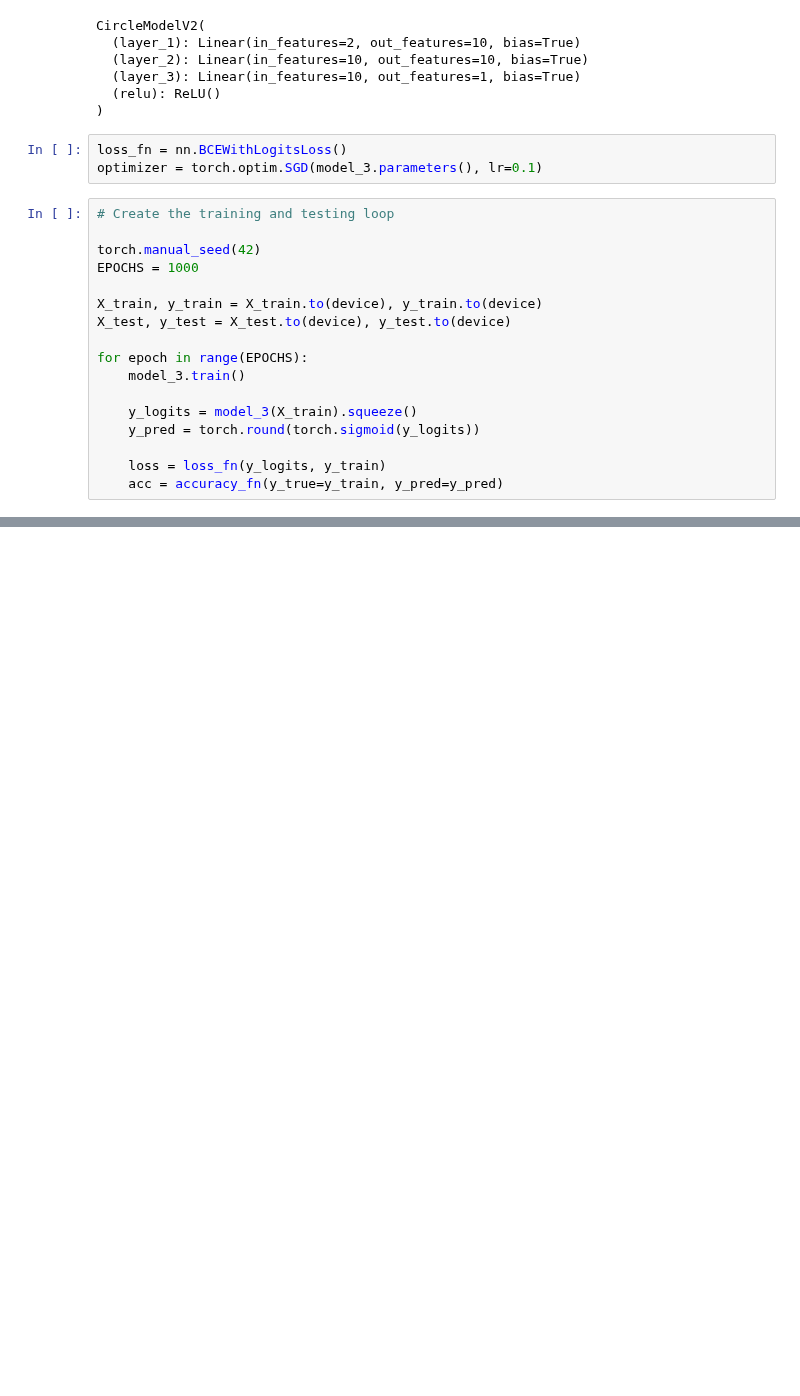
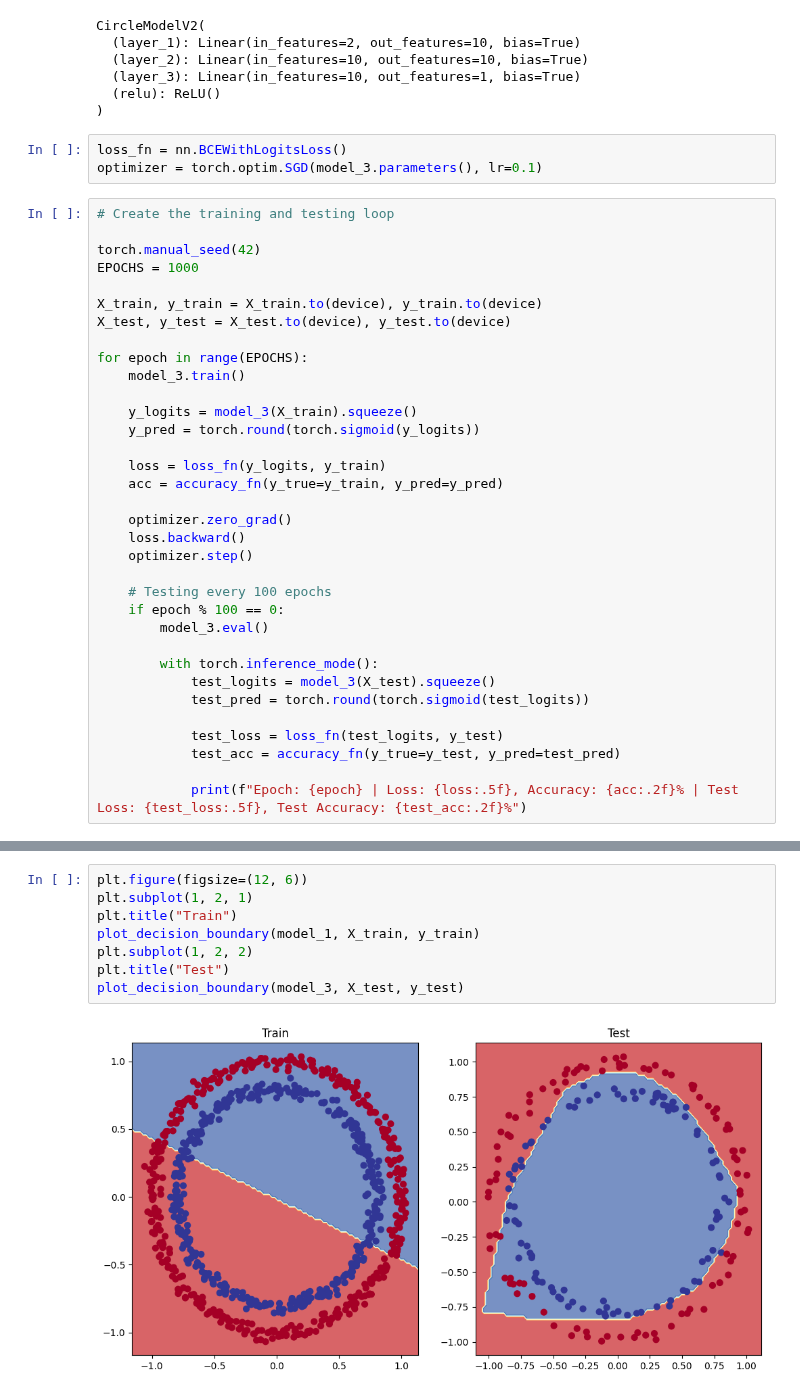
Before and after one commit to AlexanderAKM/Pytorch-Fundamentals, a Jupyter notebook: 02_pytorch_neural_network_classification.ipynb, the cells around one changed output, grey strips where cells are left out. Saved outputs shown, nothing was run; the diff lists cells and outputs as text; blank space fills up the shorter version.

```diff
--- a/02_pytorch_neural_network_classification.ipynb
+++ b/02_pytorch_neural_network_classification.ipynb
@@ -550,3 +550,20 @@ for epoch in range(EPOCHS):
 
     loss = loss_fn(y_logits, y_train)
     acc = accuracy_fn(y_true=y_train, y_pred=y_pred)
+
+    optimizer.zero_grad()
+    loss.backward()
+    optimizer.step()
+
+    # Testing every 100 epochs
+    if epoch % 100 == 0:
+        model_3.eval()
+
+        with torch.inference_mode():
+            test_logits = model_3(X_test).squeeze()
+            test_pred = torch.round(torch.sigmoid(test_logits))
+
+            test_loss = loss_fn(test_logits, y_test)
+            test_acc = accuracy_fn(y_true=y_test, y_pred=test_pred)
+
+            print(f"Epoch: {epoch} | Loss: {loss:.5f}, Accuracy: {acc:.2f}% | Test Loss: {test_loss:.5f}, Test Accuracy: {test_acc:.2f}%")
@@ -552,0 +591,10 @@ for epoch in range(EPOCHS):
+# %%
+plt.figure(figsize=(12, 6))
+plt.subplot(1, 2, 1)
+plt.title("Train")
+plot_decision_boundary(model_1, X_train, y_train)
+plt.subplot(1, 2, 2)
+plt.title("Test")
+plot_decision_boundary(model_3, X_test, y_test)
+# %% [output]
+[figure, added]
```
Also changed, not shown: parts of 9 cells of this notebook.
